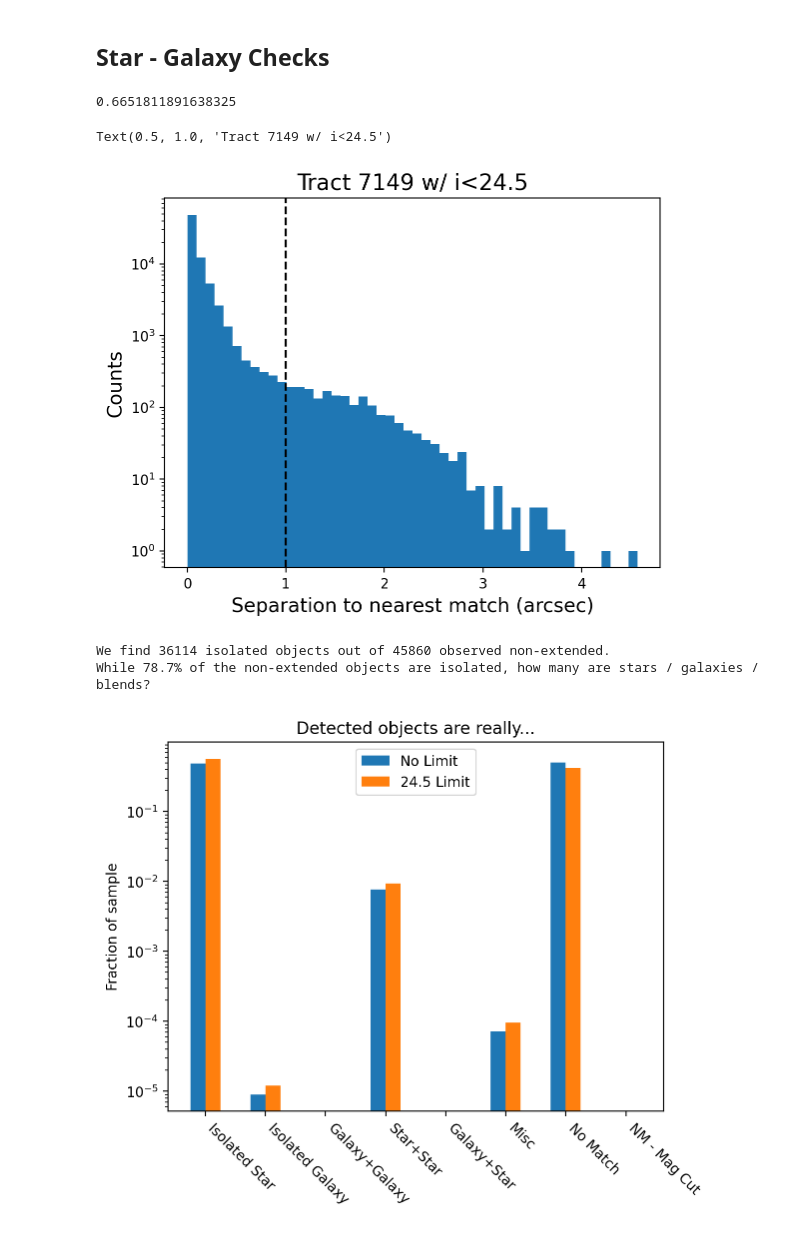
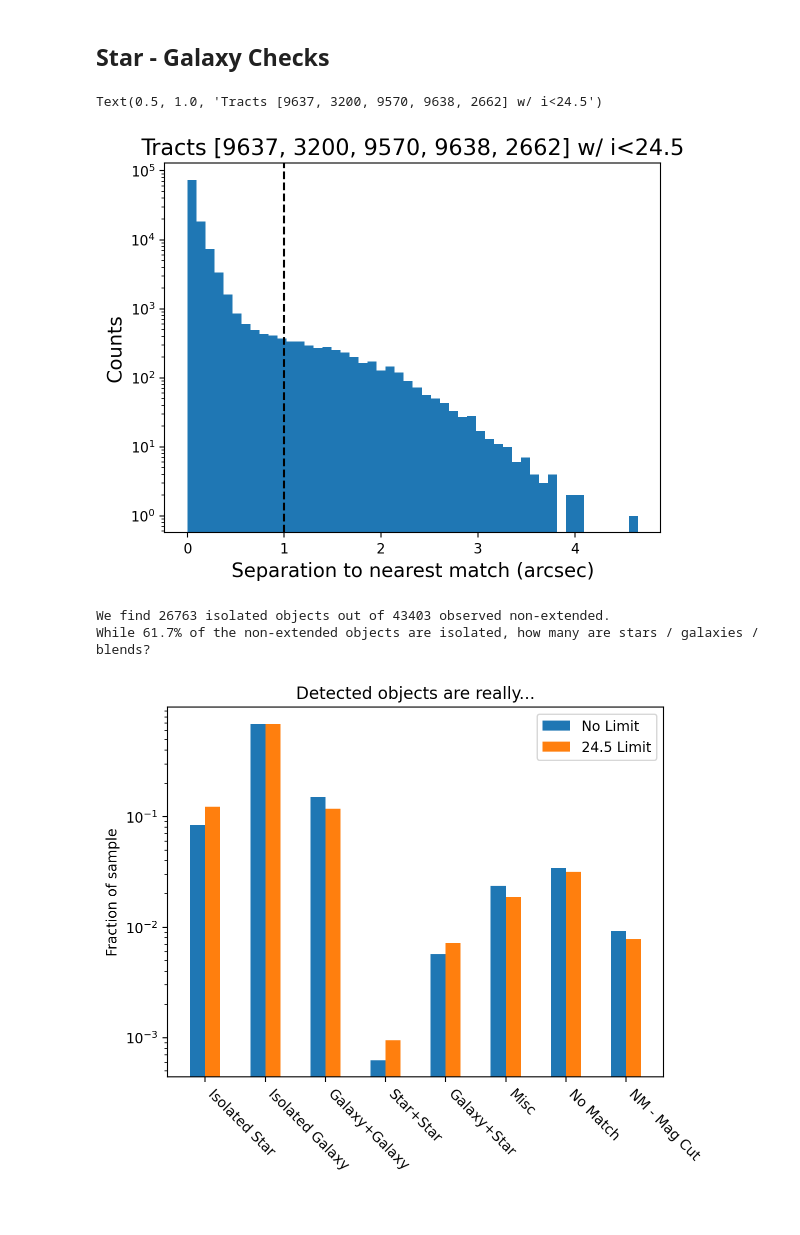
Before and after one commit to lsst-sitcom/ops_rehearsal_commissioning_2024, a Jupyter notebook: notebooks/DM-44046-StarGalaxy-Classification-Error.ipynb, the cells around one changed output. Drawn from its saved outputs; the diff is of its cells as text; code cells hidden in the pictures.

```diff
--- a/notebooks/DM-44046-StarGalaxy-Classification-Error.ipynb
+++ b/notebooks/DM-44046-StarGalaxy-Classification-Error.ipynb
@@ -66,11 +99,11 @@ skymap='ops_rehersal_prep_2k_v1'
 # patch=38
 
 # detect_isIsolated marks sources that are not contained in a blend (using the overlapping footprint definition). Should be interesting to look at results with this cut as well
+rel_tracts = all_tracts[5:9]
+# rel_tracts = [7149]
 
 obj_tracts = []
-# for tract in all_tracts[13:14]:
-for tract in [9638]:
-    print(tract)
+for tract in rel_tracts:
     obj_tracts.append(obs_butler.get('objectTable_tract', skymap=skymap, tract=tract,
                            parameters={"columns":['coord_ra', 'coord_dec', 'refExtendedness',
                                                   'detect_isPrimary', 'detect_fromBlend', 'parentObjectId',
@@ -196,9 +219,10 @@ Use the catalogs to create KDTrees and then match
 # Fetch RA-DEC and store in a nice Nx2 array
 # Can extend this to include other shape parameters
 
-true_gal_coords = np.vstack((gal_full['ra'], gal_full['dec'])).T
+
+true_gal_coords = np.vstack(((gal_full['ra'] + 360) % 360, gal_full['dec'])).T
 true_gal_len = len(true_gal_coords)
-true_star_coords = np.vstack((star_full['ra'], star_full['dec'])).T
+true_star_coords = np.vstack(((star_full['ra'] + 360) % 360, star_full['dec'])).T
 
 true_coords = np.vstack((true_gal_coords, true_star_coords))
 Ntg = len(true_gal_coords)
@@ -247,26 +280,24 @@ no_matches = nm_dists > arcsec
 # %%
 imag_filt = primary_tract['i_kron_mag'] < 24.5
-# %%
-np.sum(nm_dists[imag_filt] > arcsec) / np.sum(imag_filt)
-# %% [output]
-0.6651811891638325
 # %%
+# We want to see a monotonically decreasing (for the most part) distribution
+
 plt.hist(nm_dists[imag_filt] * 3600, bins=50)
 plt.axvline(x=1, color='black', ls='--')
 plt.semilogy()
 plt.xlabel("Separation to nearest match (arcsec)", fontsize=14)
 plt.ylabel("Counts", fontsize=14)
-plt.title(f"Tract {tract} w/ i<24.5", fontsize=16)
+plt.title(f"Tracts {all_tracts[10:15]} w/ i<24.5", fontsize=16)
 # %% [output]
-Text(0.5, 1.0, 'Tract 7149 w/ i<24.5')
+Text(0.5, 1.0, 'Tracts [9637, 3200, 9570, 9638, 2662] w/ i<24.5')
-[figure, old version]
+[figure, new version]
 # %%
 print(f"We find {len(isolated_stars)} isolated objects out of {np.sum(~primary_tract['refExtendedness'].astype(bool))} observed non-extended.")
 iso_frac = len(isolated_stars)/np.sum(~primary_tract['refExtendedness'].astype(bool))
 print(f"While {iso_frac*100:2.1f}% of the non-extended objects are isolated, how many are stars / galaxies / blends?")
 # %% [output]
-We find 36114 isolated objects out of 45860 observed non-extended.
-While 78.7% of the non-extended objects are isolated, how many are stars / galaxies / blends?
+We find 26763 isolated objects out of 43403 observed non-extended.
+While 61.7% of the non-extended objects are isolated, how many are stars / galaxies / blends?
 # %%
 # There is probably a smarter way to do this
 # but this feels like the clearest way.
@@ -362,4 +393,4 @@ plt.ylabel("Fraction of sample")
 plt.legend()
 plt.semilogy();
 # %% [output]
-[figure, old version]
+[figure, new version]
```
Also changed, not shown: parts of 16 cells of this notebook.
